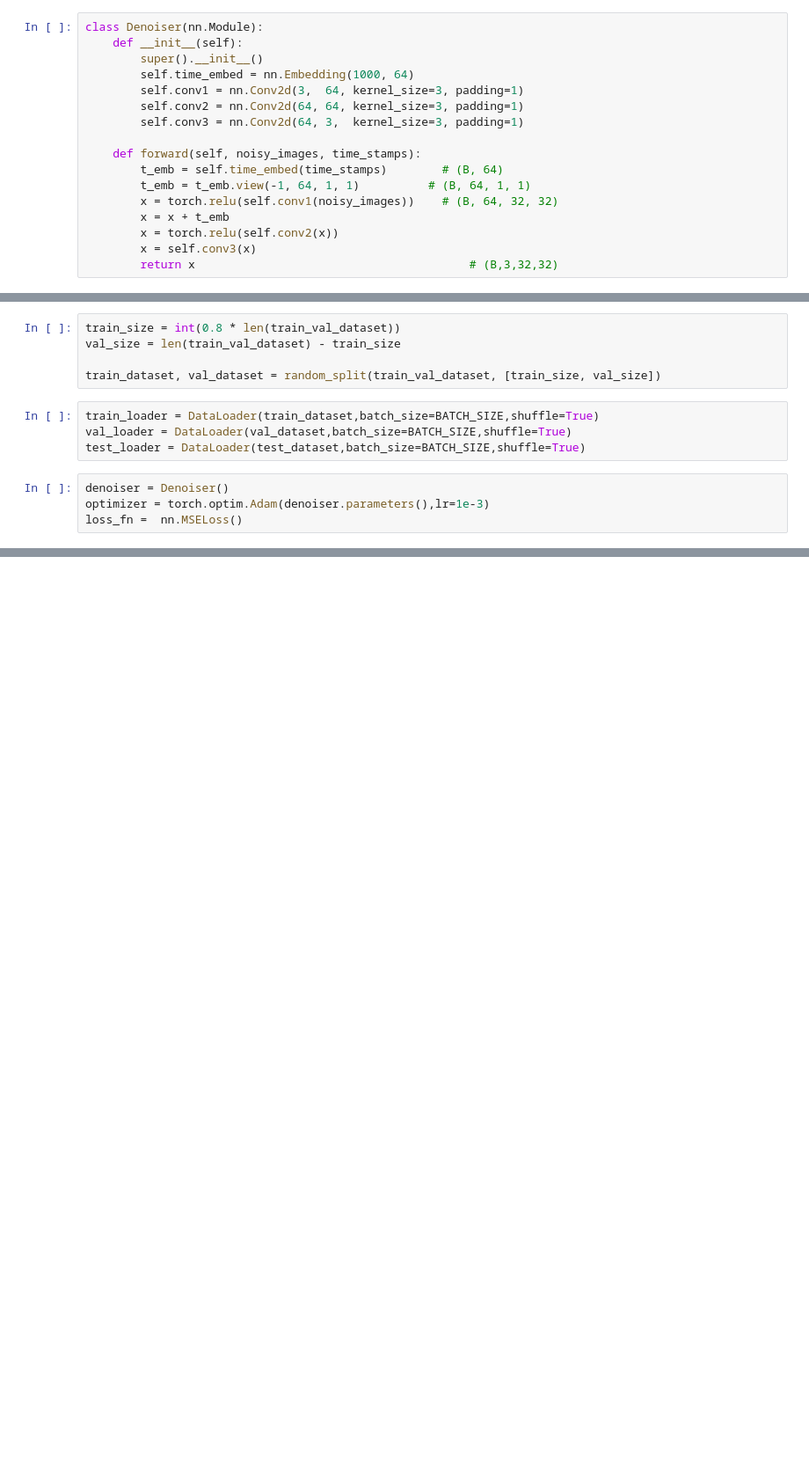
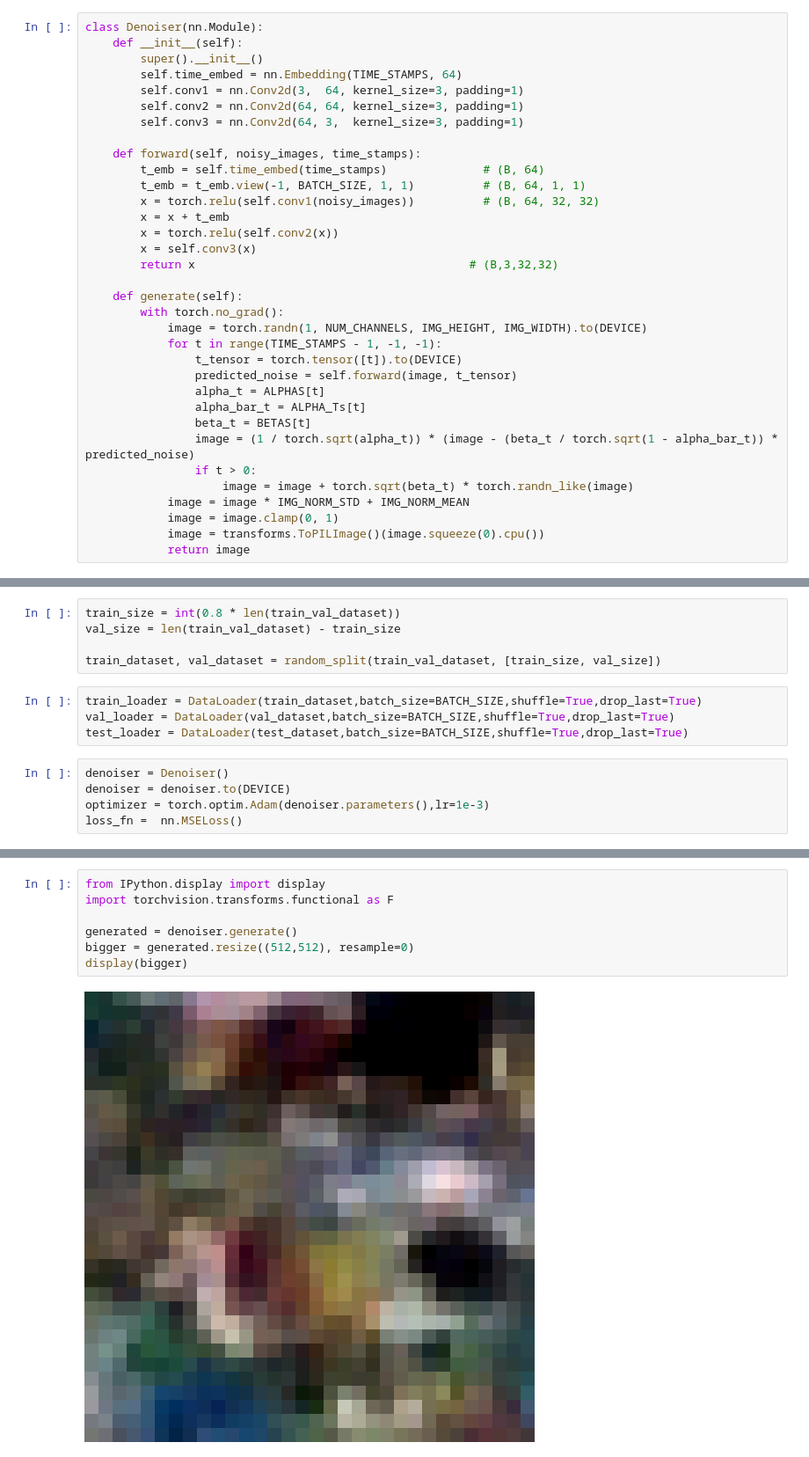
Before and after one commit to JayJajoo/DiffusionModel, a Jupyter notebook: diffusionmodel_vanila.ipynb, the cells around one changed output, grey strips where cells are left out. Shown at 88% size. Drawn from its saved outputs; the diff is of its cells as text; blank space fills up the shorter version.

```diff
--- a/diffusionmodel_vanila.ipynb
+++ b/diffusionmodel_vanila.ipynb
@@ -25,19 +29,36 @@ IMG_WIDTH = 32
 class Denoiser(nn.Module):
     def __init__(self):
         super().__init__()
-        self.time_embed = nn.Embedding(1000, 64)
+        self.time_embed = nn.Embedding(TIME_STAMPS, 64)
         self.conv1 = nn.Conv2d(3,  64, kernel_size=3, padding=1)
         self.conv2 = nn.Conv2d(64, 64, kernel_size=3, padding=1)
         self.conv3 = nn.Conv2d(64, 3,  kernel_size=3, padding=1)
 
     def forward(self, noisy_images, time_stamps):
-        t_emb = self.time_embed(time_stamps)        # (B, 64)
-        t_emb = t_emb.view(-1, 64, 1, 1)          # (B, 64, 1, 1)
-        x = torch.relu(self.conv1(noisy_images))    # (B, 64, 32, 32)
+        t_emb = self.time_embed(time_stamps)              # (B, 64)
+        t_emb = t_emb.view(-1, BATCH_SIZE, 1, 1)          # (B, 64, 1, 1)
+        x = torch.relu(self.conv1(noisy_images))          # (B, 64, 32, 32)
         x = x + t_emb
         x = torch.relu(self.conv2(x))
         x = self.conv3(x)
         return x                                        # (B,3,32,32)
+
+    def generate(self):
+        with torch.no_grad():
+            image = torch.randn(1, NUM_CHANNELS, IMG_HEIGHT, IMG_WIDTH).to(DEVICE)
+            for t in range(TIME_STAMPS - 1, -1, -1):
+                t_tensor = torch.tensor([t]).to(DEVICE)
+                predicted_noise = self.forward(image, t_tensor)
+                alpha_t = ALPHAS[t]
+                alpha_bar_t = ALPHA_Ts[t]
+                beta_t = BETAS[t]
+                image = (1 / torch.sqrt(alpha_t)) * (image - (beta_t / torch.sqrt(1 - alpha_bar_t)) * predicted_noise)
+                if t > 0:
+                    image = image + torch.sqrt(beta_t) * torch.randn_like(image)
+            image = image * IMG_NORM_STD + IMG_NORM_MEAN
+            image = image.clamp(0, 1)
+            image = transforms.ToPILImage()(image.squeeze(0).cpu())
+            return image
 # %%
 transform = transforms.Compose([
     transforms.ToTensor(),
@@ -52,11 +73,12 @@ val_size = len(train_val_dataset) - train_size
 
 train_dataset, val_dataset = random_split(train_val_dataset, [train_size, val_size])
 # %%
-train_loader = DataLoader(train_dataset,batch_size=BATCH_SIZE,shuffle=True)
-val_loader = DataLoader(val_dataset,batch_size=BATCH_SIZE,shuffle=True)
-test_loader = DataLoader(test_dataset,batch_size=BATCH_SIZE,shuffle=True)
+train_loader = DataLoader(train_dataset,batch_size=BATCH_SIZE,shuffle=True,drop_last=True)
+val_loader = DataLoader(val_dataset,batch_size=BATCH_SIZE,shuffle=True,drop_last=True)
+test_loader = DataLoader(test_dataset,batch_size=BATCH_SIZE,shuffle=True,drop_last=True)
 # %%
 denoiser = Denoiser()
+denoiser = denoiser.to(DEVICE)
 optimizer = torch.optim.Adam(denoiser.parameters(),lr=1e-3)
 loss_fn =  nn.MSELoss()
 # %%
@@ -111,0 +175,9 @@ tensor([-0.0063, -0.4589,  0.4030, -0.7579, -0.8935, -1.5210,  0.7558, -0.5696,
+# %%
+from IPython.display import display
+import torchvision.transforms.functional as F
+
+generated = denoiser.generate()
+bigger = generated.resize((512,512), resample=0)
+display(bigger)
+# %% [output]
+[figure, added]
```
Also changed, not shown: parts of 4 cells of this notebook.
